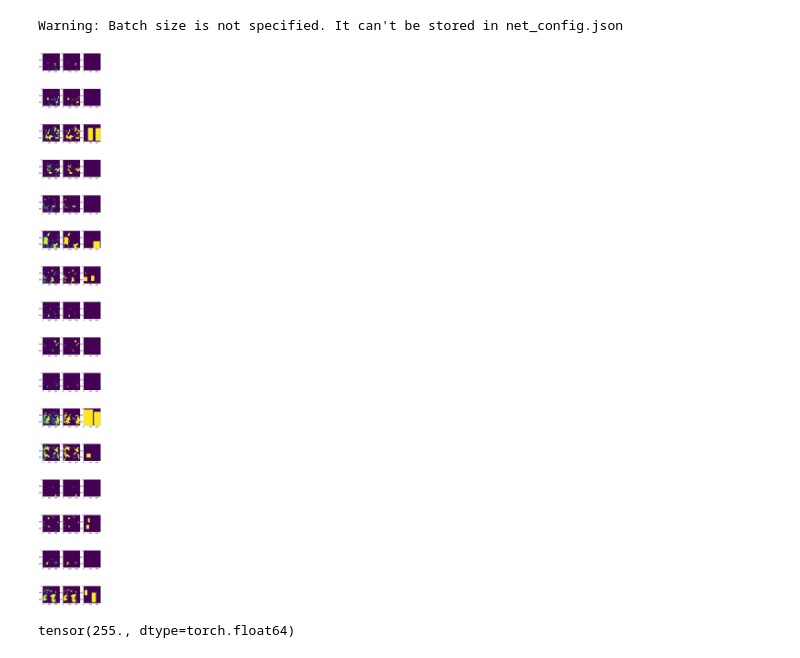
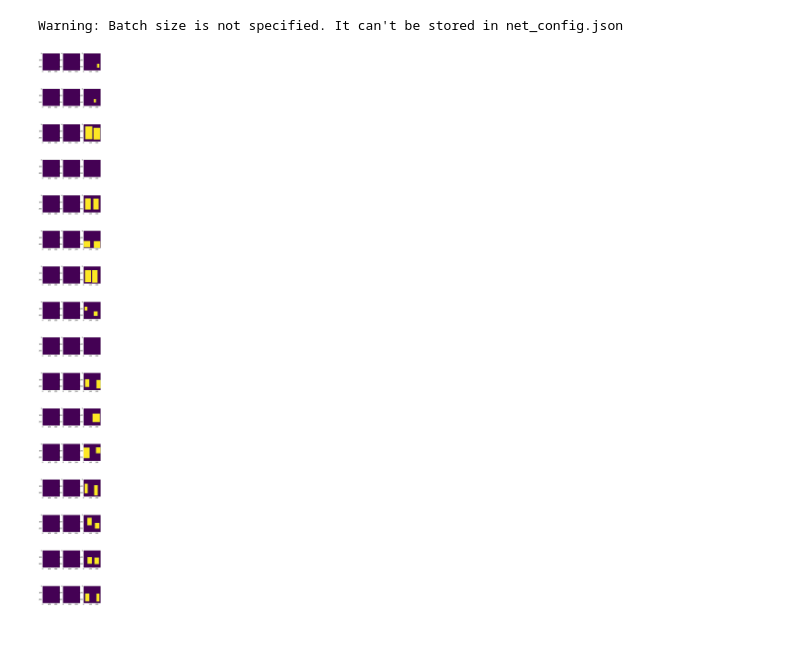
Before and after one commit to CarlaSa/AML_project, a Jupyter notebook: PlotTrainingResults.ipynb, the cells around one changed output. Cells and saved outputs as stored; diff of their text form; code cells hidden in the pictures.

Commit message:
combined plot

```diff
--- a/PlotTrainingResults.ipynb
+++ b/PlotTrainingResults.ipynb
@@ -103,27 +141,23 @@ criterion = nn.BCELoss().cuda() # use binary cross entropy loss!
 network = Unet()
 # %%
 Model = OurModel(name = "unet", network= network, criterion= criterion, path_dir = path, lr = 0.001,
-                 verbose = True, segmentation=True)
+                 verbose = True, segmentation=True, use_cuda=False)
 Model.load_weights(f"/unet_e100.ckpt")
 # %% [output]
 Warning: Batch size is not specified. It can't be stored in net_config.json
 # %%
 for x,y in dataloader_val:
     Model.network.eval()
-    y_hat = Model.network(x.float().cuda())
+    y_hat = Model.network(x.float())
     break
 
 y_hat = y_hat.cpu()
 y_hat = y_hat.detach().numpy()
 y = y.numpy()
 fig, ax = plt.subplots(len(y_hat),3, figsize=(10, 100))
 for i in range(len(y_hat)):
     ax[i,0].imshow(y_hat[i])
     ax[i,1].imshow(np.round(y_hat[i]))
     ax[i,2].imshow(y[i])
 # %% [output]
-[figure, old version]
+[figure, new version]
-# %%
-x.max()
-# %% [output]
-tensor(255., dtype=torch.float64)
```
Also changed, not shown: parts of 7 cells of this notebook.
